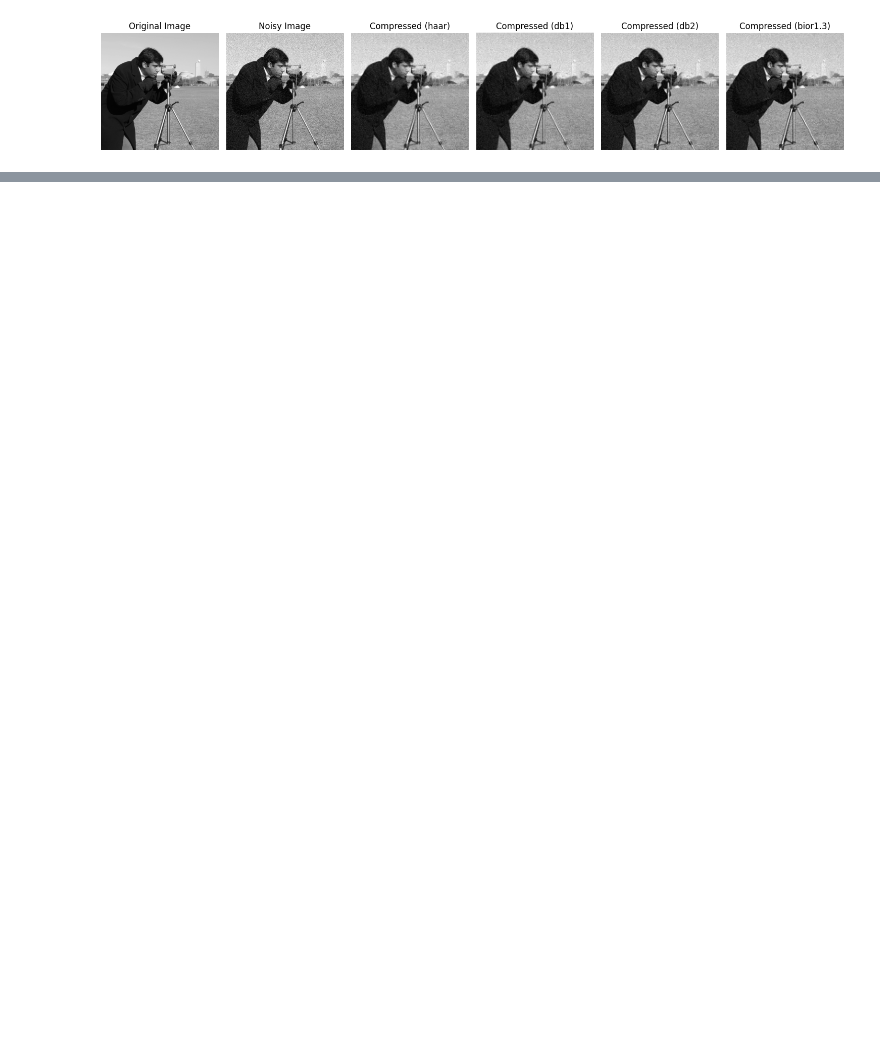
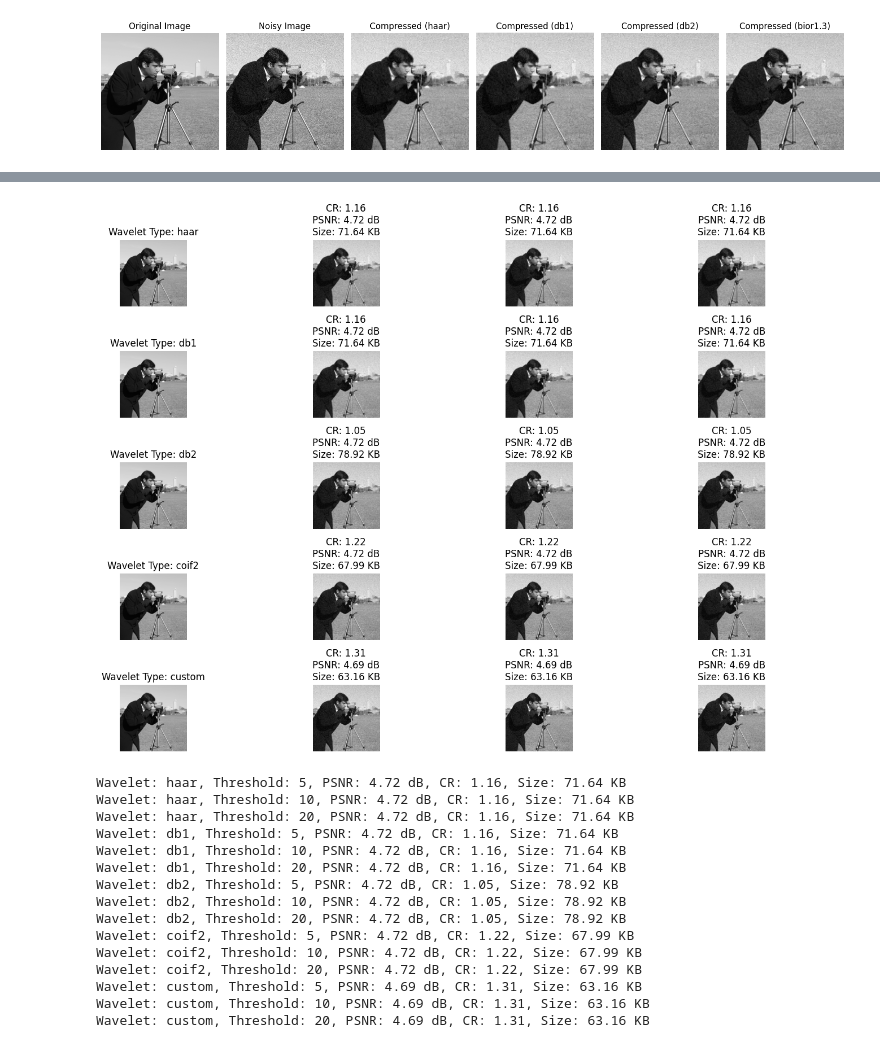
Before and after one commit to romenashams/wavelet_compression, a Jupyter notebook: wavelet_compression.ipynb, the cells around one changed output, grey strips where cells are left out. Cells and saved outputs as stored; diff of their text form; code cells hidden in the pictures; blank space fills up the shorter version.

```diff
--- a/wavelet_compression.ipynb
+++ b/wavelet_compression.ipynb
@@ -216,0 +169,80 @@ Wavelet: coif1, PSNR: 4.72 dB
+# %%
+# Load an example image
+image = camera()
+
+# Add Gaussian noise for visualization purposes
+sigma = 0.1
+noisy_image = random_noise(image, mode='gaussian', var=sigma**2)
+
+# Save original image to calculate its size
+cv2.imwrite('original_image.jpg', img_as_ubyte(image))
+original_size = os.path.getsize('original_image.jpg')
+
+# List of wavelets to be used (including custom)
+wavelets = ['haar', 'db1', 'db2', 'coif2', 'custom']
+# List of thresholds for different CR
+thresholds = [5, 10, 20]  # Lower thresholds for less aggressive compression
+
+# Plot original, noisy, and compressed images
+fig, axes = plt.subplots(len(wavelets), len(thresholds) + 1, figsize=(15, 10))
+
+# Original image
+for i, wavelet in enumerate(wavelets):
+    axes[i, 0].imshow(image, cmap=plt.cm.gray)
+    axes[i, 0].set_title(f'Wavelet Type: {wavelet}')
+    axes[i, 0].axis('off')
+
+# Compressed images with different wavelets and thresholds
+for i, wavelet in enumerate(wavelets):
+    for j, threshold in enumerate(thresholds):
+        if wavelet == 'custom':
+            compressed_image = custom_dwt_compression(noisy_image, threshold)
+        else:
+            compressed_image = dwt_compression(noisy_image, wavelet, threshold)
+        compressed_image = np.clip(compressed_image, 0, 1)
+        compressed_image_uint8 = img_as_ubyte(compressed_image)
+
+        # Save compressed image to calculate its size
+        compressed_filename = f'compressed_{wavelet}_threshold_{threshold}.jpg'
+        cv2.imwrite(compressed_filename, compressed_image_uint8)
+        compressed_size = os.path.getsize(compressed_filename)
+
+        # Calculate PSNR
+        psnr_value = psnr(image, compressed_image)
+
+        # Calculate Compression Ratio (CR)
+        cr_value = original_size / compressed_size
+
+        axes[i, j+1].imshow(compressed_image, cmap=plt.cm.gray)
+        axes[i, j+1].set_title(f'CR: {cr_value:.2f}\nPSNR: {psnr_value:.2f} dB\nSize: {compressed_size / 1024:.2f} KB')
+        axes[i, j+1].axis('off')
+
+plt.tight_layout()
+plt.show()
+
+# Print PSNR and CR values for comparison
+for i, wavelet in enumerate(wavelets):
+    for j, threshold in enumerate(thresholds):
+        compressed_filename = f'compressed_{wavelet}_threshold_{threshold}.jpg'
+        compressed_size = os.path.getsize(compressed_filename)
+        cr_value = original_size / compressed_size
+        compressed_image = cv2.imread(compressed_filename, cv2.IMREAD_GRAYSCALE) / 255.0
+        psnr_value = psnr(image, compressed_image)
+        print(f'Wavelet: {wavelet}, Threshold: {threshold}, PSNR: {psnr_value:.2f} dB, CR: {cr_value:.2f}, Size: {compressed_size / 1024:.2f} KB')
+# %% [output]
+[figure, added]
+Wavelet: haar, Threshold: 5, PSNR: 4.72 dB, CR: 1.16, Size: 71.64 KB
+Wavelet: haar, Threshold: 10, PSNR: 4.72 dB, CR: 1.16, Size: 71.64 KB
+Wavelet: haar, Threshold: 20, PSNR: 4.72 dB, CR: 1.16, Size: 71.64 KB
+Wavelet: db1, Threshold: 5, PSNR: 4.72 dB, CR: 1.16, Size: 71.64 KB
+Wavelet: db1, Threshold: 10, PSNR: 4.72 dB, CR: 1.16, Size: 71.64 KB
+Wavelet: db1, Threshold: 20, PSNR: 4.72 dB, CR: 1.16, Size: 71.64 KB
+Wavelet: db2, Threshold: 5, PSNR: 4.72 dB, CR: 1.05, Size: 78.92 KB
+Wavelet: db2, Threshold: 10, PSNR: 4.72 dB, CR: 1.05, Size: 78.92 KB
+Wavelet: db2, Threshold: 20, PSNR: 4.72 dB, CR: 1.05, Size: 78.92 KB
+Wavelet: coif2, Threshold: 5, PSNR: 4.72 dB, CR: 1.22, Size: 67.99 KB
+Wavelet: coif2, Threshold: 10, PSNR: 4.72 dB, CR: 1.22, Size: 67.99 KB
+Wavelet: coif2, Threshold: 20, PSNR: 4.72 dB, CR: 1.22, Size: 67.99 KB
+Wavelet: custom, Threshold: 5, PSNR: 4.69 dB, CR: 1.31, Size: 63.16 KB
+Wavelet: custom, Threshold: 10, PSNR: 4.69 dB, CR: 1.31, Size: 63.16 KB
+Wavelet: custom, Threshold: 20, PSNR: 4.69 dB, CR: 1.31, Size: 63.16 KB
```
Also changed, not shown: parts of 11 cells of this notebook.
